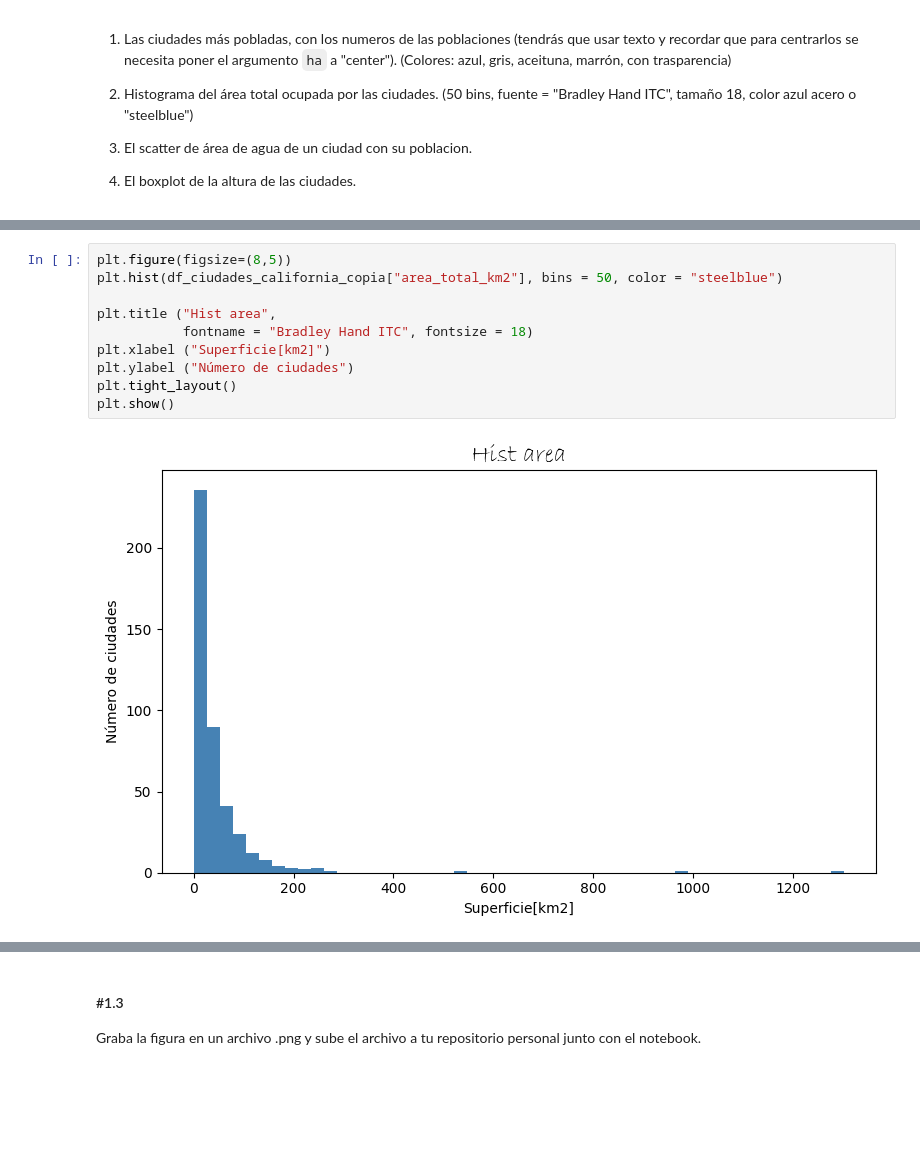
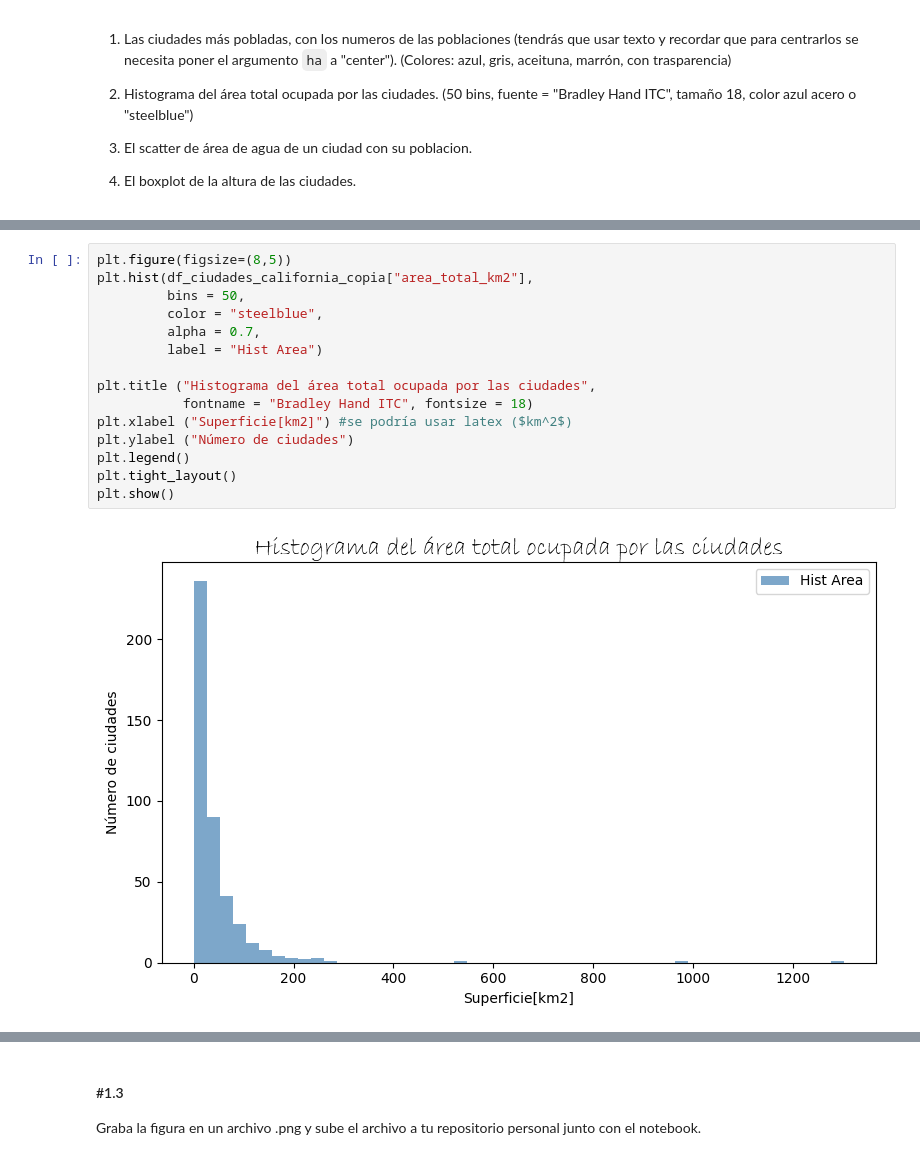
Before and after one commit to Juditga97/DSOnline_Sept25_JuditGarcia, a Jupyter notebook: 03_Data_Analysis/Sprint_08/Unidad_01_Visualizacion_Basica_Matplotlib/03_Practica_Obligatoria/18_Practica_Obligatoria_Visualizacion_Basica_JuditGarcia.ipynb, the cells around one changed output, grey strips where cells are left out. Saved outputs shown, nothing was run; the diff lists cells and outputs as text; blank space fills up the shorter version.

```diff
--- a/03_Data_Analysis/Sprint_08/Unidad_01_Visualizacion_Basica_Matplotlib/03_Practica_Obligatoria/18_Practica_Obligatoria_Visualizacion_Basica_JuditGarcia.ipynb
+++ b/03_Data_Analysis/Sprint_08/Unidad_01_Visualizacion_Basica_Matplotlib/03_Practica_Obligatoria/18_Practica_Obligatoria_Visualizacion_Basica_JuditGarcia.ipynb
@@ -144,14 +144,19 @@ plt.show()
 # %%
 plt.figure(figsize=(8,5))
-plt.hist(df_ciudades_california_copia["area_total_km2"], bins = 50, color = "steelblue")
+plt.hist(df_ciudades_california_copia["area_total_km2"],
+         bins = 50,
+         color = "steelblue",
+         alpha = 0.7,
+         label = "Hist Area")
 
-plt.title ("Hist area",
+plt.title ("Histograma del área total ocupada por las ciudades",
            fontname = "Bradley Hand ITC", fontsize = 18)
-plt.xlabel ("Superficie[km2]")
+plt.xlabel ("Superficie[km2]") #se podría usar latex ($km^2$)
 plt.ylabel ("Número de ciudades")
+plt.legend()
 plt.tight_layout()
 plt.show()
 # %% [output]
-[figure, old version]
+[figure, new version]
 # %%
 plt.figure (figsize = (8,5))
```
Also changed, not shown: parts of 5 cells of this notebook.
